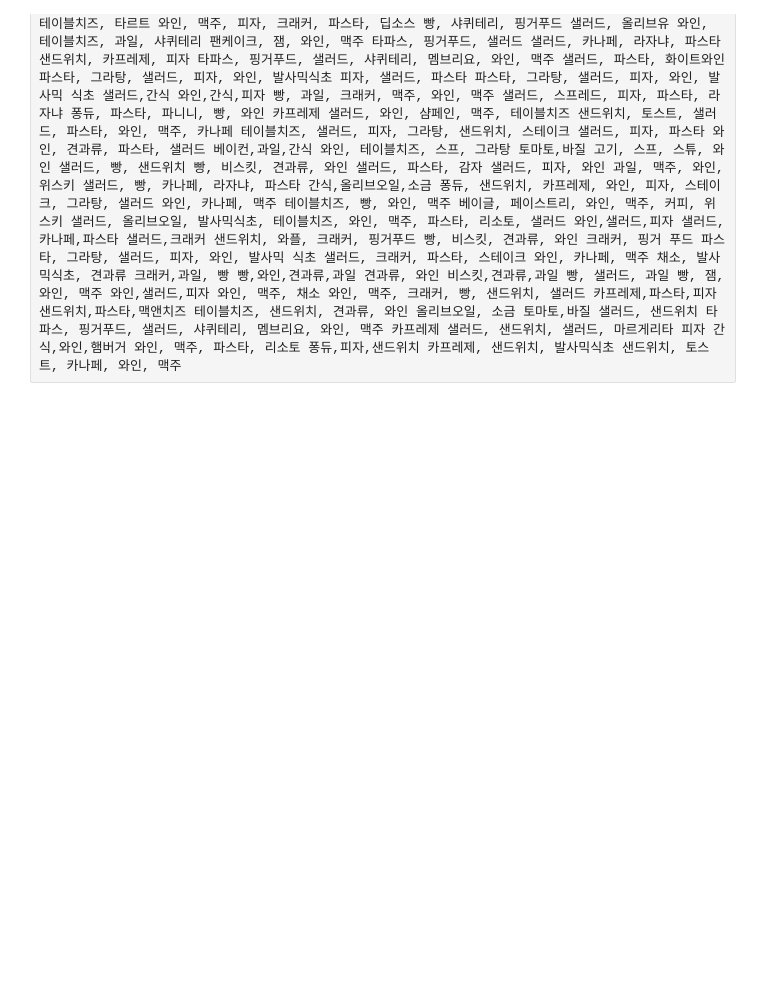
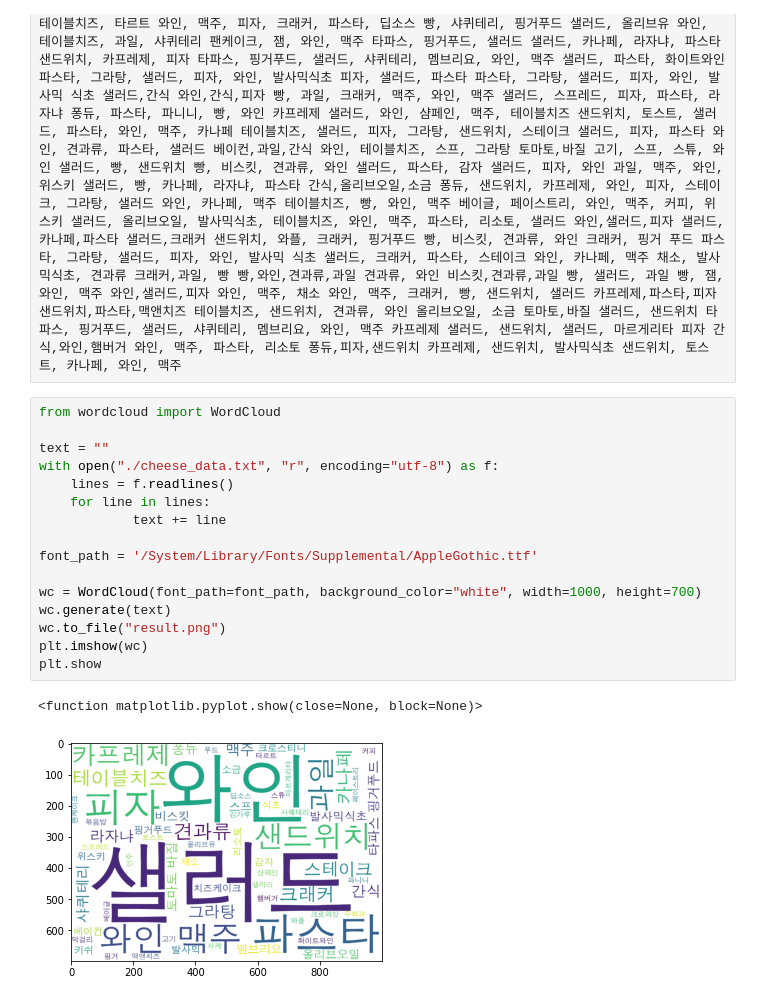
Before and after one commit to youjeong2/py-emp-api, a Jupyter notebook: cheese_data/cheese_data.ipynb, the cells around one changed output. Drawn from its saved outputs; the diff is of its cells as text; blank space fills up the shorter version.

Commit message:
preprocessing finish wordcloud

```diff
--- a/cheese_data/cheese_data.ipynb
+++ b/cheese_data/cheese_data.ipynb
@@ -382,0 +383,19 @@ matchings = [볶음밥,파스타,퐁듀 피자, 파스타, 스테이크, 배,
+# %%
+from wordcloud import WordCloud
+
+text = ""
+with open("./cheese_data.txt", "r", encoding="utf-8") as f:
+    lines = f.readlines()
+    for line in lines:
+            text += line
+
+font_path = '/System/Library/Fonts/Supplemental/AppleGothic.ttf'
+
+wc = WordCloud(font_path=font_path, background_color="white", width=1000, height=700)
+wc.generate(text)
+wc.to_file("result.png")
+plt.imshow(wc)
+plt.show
+# %% [output]
+<function matplotlib.pyplot.show(close=None, block=None)>
+[figure, added]
```
Also changed, not shown: 4 other files.
